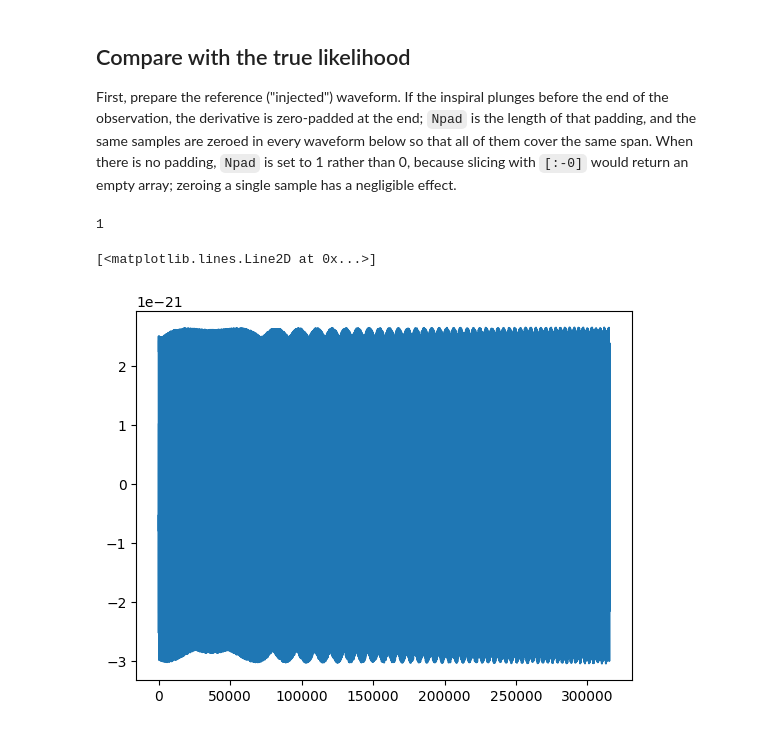
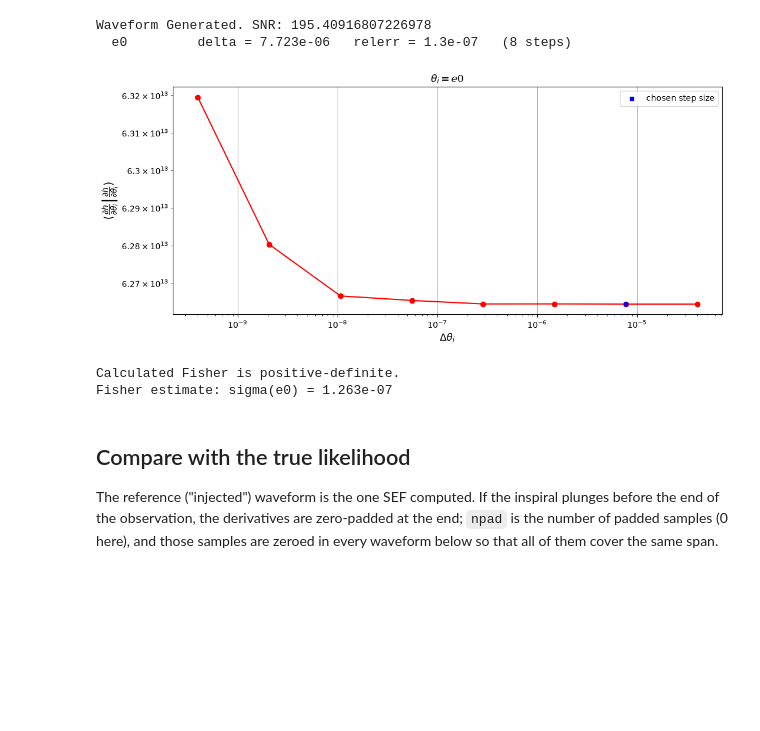
Before and after one commit to perturber/StableEMRIFisher, a Jupyter notebook: examples/stable_derivative_one_param_no_response.ipynb, the cells around one changed output. Cells and saved outputs as stored; diff of their text form; code cells hidden in the pictures; blank space fills up the shorter version.

```diff
--- a/examples/stable_derivative_one_param_no_response.ipynb
+++ b/examples/stable_derivative_one_param_no_response.ipynb
@@ -81,0 +34,15 @@ Defaulting to the sky-averaged sensitivity curve
+# %%
+T = 0.1  # observation time, years
+dt = 10.0  # sampling interval, seconds
+
+sef = StableEMRIFisher(
+    waveform_class=FastSchwarzschildEccentricFlux,
+    waveform_class_kwargs=dict(
+        inspiral_kwargs=dict(err=1e-11),  # trajectory integrator tolerance
+        mode_selector_kwargs=dict(mode_selection_threshold=1e-5),
+    ),
+    T=T,
+    dt=dt,
+    deriv_type="stable",
+    use_gpu=use_gpu,
+)
@@ -162,16 +56,41 @@ Time taken to compute FM is 3.9663450717926025 seconds
+# %%
+wave_params = dict(
+    m1=1e6,  # primary mass, solar masses
+    m2=10.0,  # secondary mass, solar masses
+    a=0.0,  # primary spin
+    p0=9.5,  # initial semi-latus rectum
+    e0=0.4,  # initial eccentricity
+    xI0=1.0,  # cosine of the initial inclination
+    dist=0.1,  # luminosity distance, Gpc
+    qS=np.pi / 3,  # sky location, polar angle
+    phiS=np.pi / 4,  # sky location, azimuthal angle
+    qK=np.pi / 6,  # spin orientation, polar angle
+    phiK=np.pi / 8,  # spin orientation, azimuthal angle
+    Phi_phi0=1.0,  # initial azimuthal phase
+    Phi_theta0=0.0,  # initial polar phase
+    Phi_r0=0.0,  # initial radial phase
+)
+
+param = "e0"
+
+Fisher = sef(
+    wave_params,
+    param_names=[param],
+    der_order=4,
+    Ndelta=8,
+    stability_plot=True,
+    stats_for_nerds=True,
+)
+
+sigma = 1 / np.sqrt(Fisher[0, 0])
+print(f"Fisher estimate: sigma({param}) = {sigma:.3e}")
+# %% [output]
+Waveform Generated. SNR: 195.40916807226978
+  e0         delta = 7.723e-06   relerr = 1.3e-07   (8 steps)
+[figure, added]
+Calculated Fisher is positive-definite.
+Fisher estimate: sigma(e0) = 1.263e-07
 # %% [markdown]
 ## Compare with the true likelihood
 
-First, prepare the reference ("injected") waveform. If the inspiral plunges before the end of the observation, the derivative is zero-padded at the end; `Npad` is the length of that padding, and the same samples are zeroed in every waveform below so that all of them cover the same span. When there is no padding, `Npad` is set to 1 rather than 0, because slicing with `[:-0]` would return an empty array; zeroing a single sample has a negligible effect.
+The reference ("injected") waveform is the one SEF computed. If the inspiral plunges before the end of the observation, the derivatives are zero-padded at the end; `npad` is the number of padded samples (0 here), and those samples are zeroed in every waveform below so that all of them cover the same span.
-# %%
-if sef.deriv_type == 'stable':
-    if not sef.has_ResponseWrapper:
-        Npad = sef.derivative.cache['Npad'] if sef.derivative.cache['Npad'] > 0 else 1
-    else:
-        Npad = sef.derivative.waveform_gen.cache['Npad'] if sef.derivative.waveform_gen.cache['Npad'] > 0 else 1
-else:
-    Npad = 1
-
-print(Npad)
-# %% [output]
-1
@@ -194,6 +96,0 @@ if use_gpu:
-# %%
-# Plot the plus polarisation of the reference waveform
-plt.plot(wave[0])
-# %% [output]
-[<matplotlib.lines.Line2D at 0x...>]
-[figure, removed]
```
Also changed, not shown: parts of 20 cells of this notebook, 29 other files.
